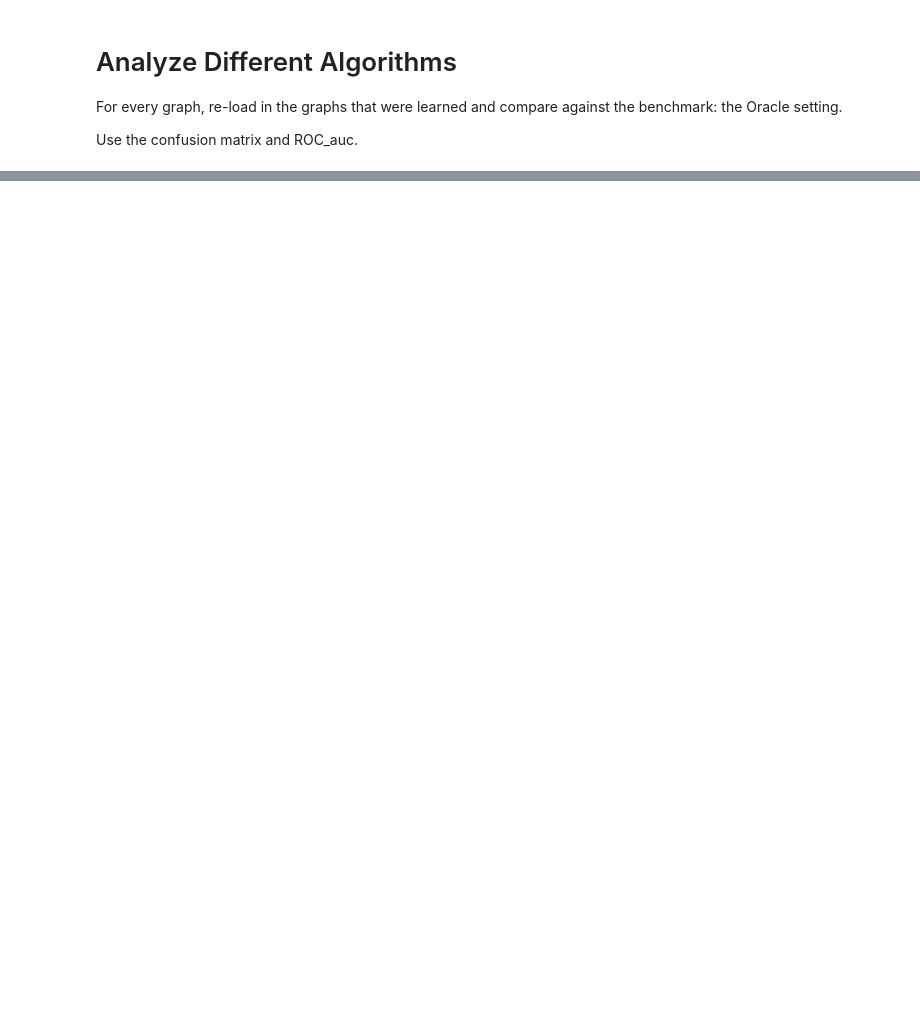
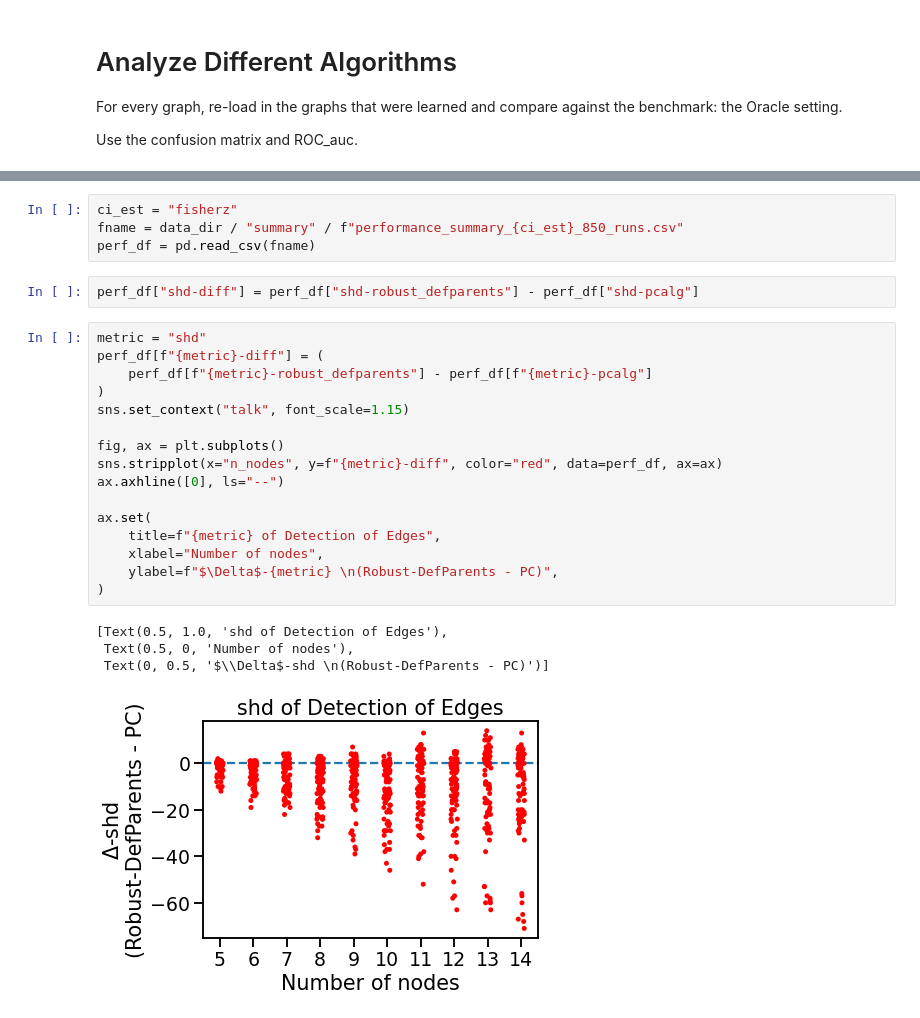
Before and after one commit to adam2392/causal-networkx, a Jupyter notebook: experiments/analyze_simulated_graphs.ipynb, the cells around one changed output, grey strips where cells are left out. Cells and saved outputs as stored; diff of their text form; blank space fills up the shorter version.

```diff
--- a/experiments/analyze_simulated_graphs.ipynb
+++ b/experiments/analyze_simulated_graphs.ipynb
@@ -173,0 +265,27 @@ for idx in range(n_datasets):
+# %%
+ci_est = "fisherz"
+fname = data_dir / "summary" / f"performance_summary_{ci_est}_850_runs.csv"
+perf_df = pd.read_csv(fname)
+# %%
+perf_df["shd-diff"] = perf_df["shd-robust_defparents"] - perf_df["shd-pcalg"]
+# %%
+metric = "shd"
+perf_df[f"{metric}-diff"] = (
+    perf_df[f"{metric}-robust_defparents"] - perf_df[f"{metric}-pcalg"]
+)
+sns.set_context("talk", font_scale=1.15)
+
+fig, ax = plt.subplots()
+sns.stripplot(x="n_nodes", y=f"{metric}-diff", color="red", data=perf_df, ax=ax)
+ax.axhline([0], ls="--")
+
+ax.set(
+    title=f"{metric} of Detection of Edges",
+    xlabel="Number of nodes",
+    ylabel=f"$\Delta$-{metric} \n(Robust-DefParents - PC)",
+)
+# %% [output]
+[Text(0.5, 1.0, 'shd of Detection of Edges'),
+ Text(0.5, 0, 'Number of nodes'),
+ Text(0, 0.5, '$\\Delta$-shd \n(Robust-DefParents - PC)')]
+[figure, added]
```
Also changed, not shown: parts of 13 cells of this notebook.
